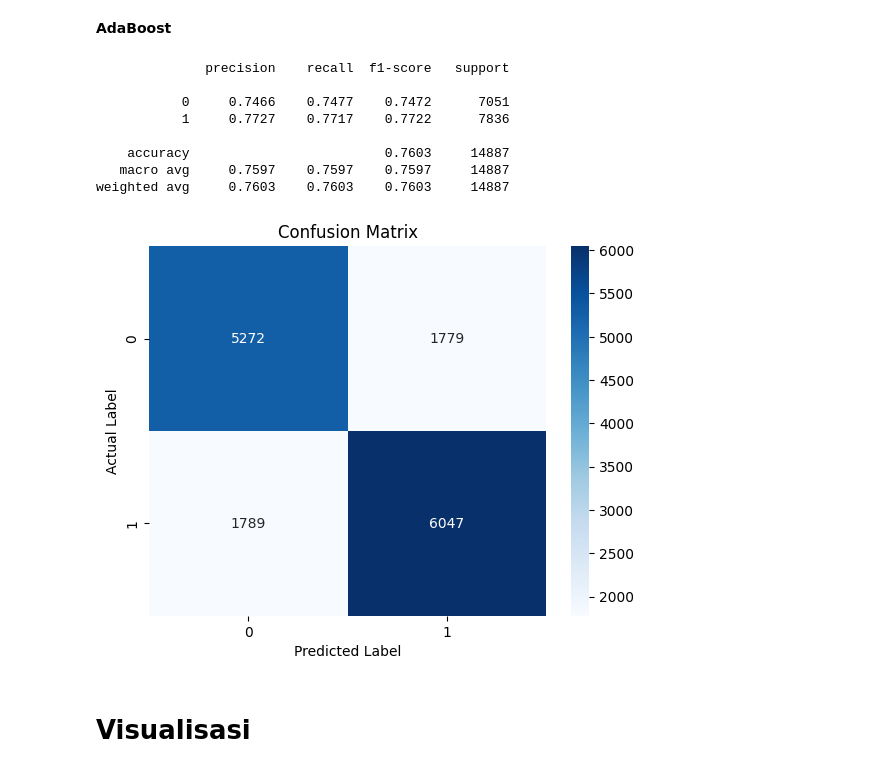
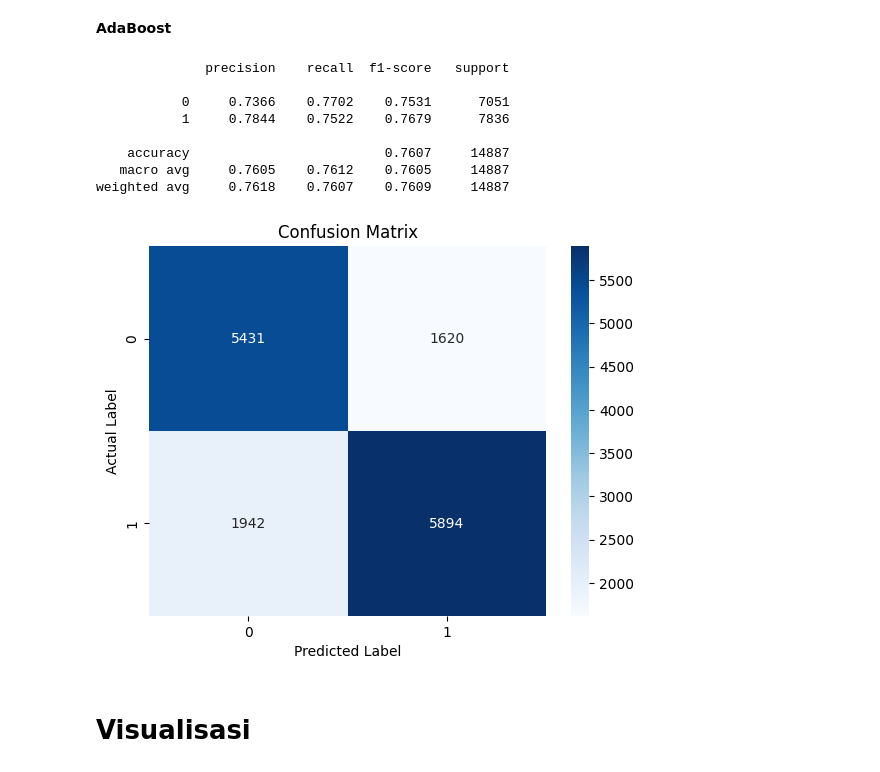
Before and after one commit to rifqimaruf/fp-pm-b, a Jupyter notebook: skenario2.ipynb, the cells around one changed output. Saved outputs shown, nothing was run; the diff lists cells and outputs as text; code cells hidden in the pictures.

```diff
--- a/skenario2.ipynb
+++ b/skenario2.ipynb
@@ -150,7 +253,7 @@ weighted avg     0.7477    0.7475    0.7476     14887
 # %%
 # Decision Tree
 dt = DecisionTreeClassifier()
-dt.fit(X_train, y_train)
+dt.fit(X_train_res, y_train_res)
 dt_y_pred = dt.predict(X_test)
 
 # Show all the matrix evaluation
@@ -177,7 +280,7 @@ weighted avg     0.6663    0.6661    0.6662     14887
 # %%
 # SVC
 svc = SVC()
-svc.fit(X_train, y_train)
+svc.fit(X_train_res, y_train_res)
 svc_y_pred = svc.predict(X_test)
 
 # Show all the matrix evaluation
@@ -204,7 +307,7 @@ weighted avg     0.7470    0.7469    0.7469     14887
 # %%
 # Naive Bayes
 nb = GaussianNB()
-nb.fit(X_train, y_train)
+nb.fit(X_train_res, y_train_res)
 nb_y_pred = nb.predict(X_test)
 
 # Show all the matrix evaluation
@@ -231,7 +334,7 @@ weighted avg     0.7268    0.7233    0.7234     14887
 # %%
 # XGBoost Classifier
 xgb = XGBClassifier()
-xgb.fit(X_train, y_train)
+xgb.fit(X_train_res, y_train_res)
 xgb_y_pred = xgb.predict(X_test)
 
 # Show all the matrix evaluation
@@ -258,28 +361,28 @@ weighted avg     0.7492    0.7489    0.7490     14887
 # %%
 # ADaBoost Classifier
 ada = AdaBoostClassifier()
-ada.fit(X_train, y_train)
+ada.fit(X_train_res, y_train_res)
 ada_y_pred = ada.predict(X_test)
 
 # Show all the matrix evaluation
 print(classification_report(y_test, ada_y_pred, digits=4))
 
 # Plot Confusion Matrix
 sns.heatmap(confusion_matrix(y_test, ada_y_pred), annot=True, fmt='d', cmap='Blues')
 plt.xlabel('Predicted Label')
 plt.ylabel('Actual Label')
 plt.title('Confusion Matrix')
 plt.show()
 # %% [output]
               precision    recall  f1-score   support
 
-           0     0.7466    0.7477    0.7472      7051
-           1     0.7727    0.7717    0.7722      7836
+           0     0.7366    0.7702    0.7531      7051
+           1     0.7844    0.7522    0.7679      7836
 
-    accuracy                         0.7603     14887
-   macro avg     0.7597    0.7597    0.7597     14887
-weighted avg     0.7603    0.7603    0.7603     14887
+    accuracy                         0.7607     14887
+   macro avg     0.7605    0.7612    0.7605     14887
+weighted avg     0.7618    0.7607    0.7609     14887
-[figure, old version]
+[figure, new version]
 # %% [markdown]
 # Visualisasi
 # %%
```
Also changed, not shown: parts of 25 cells of this notebook, 4 other files.
